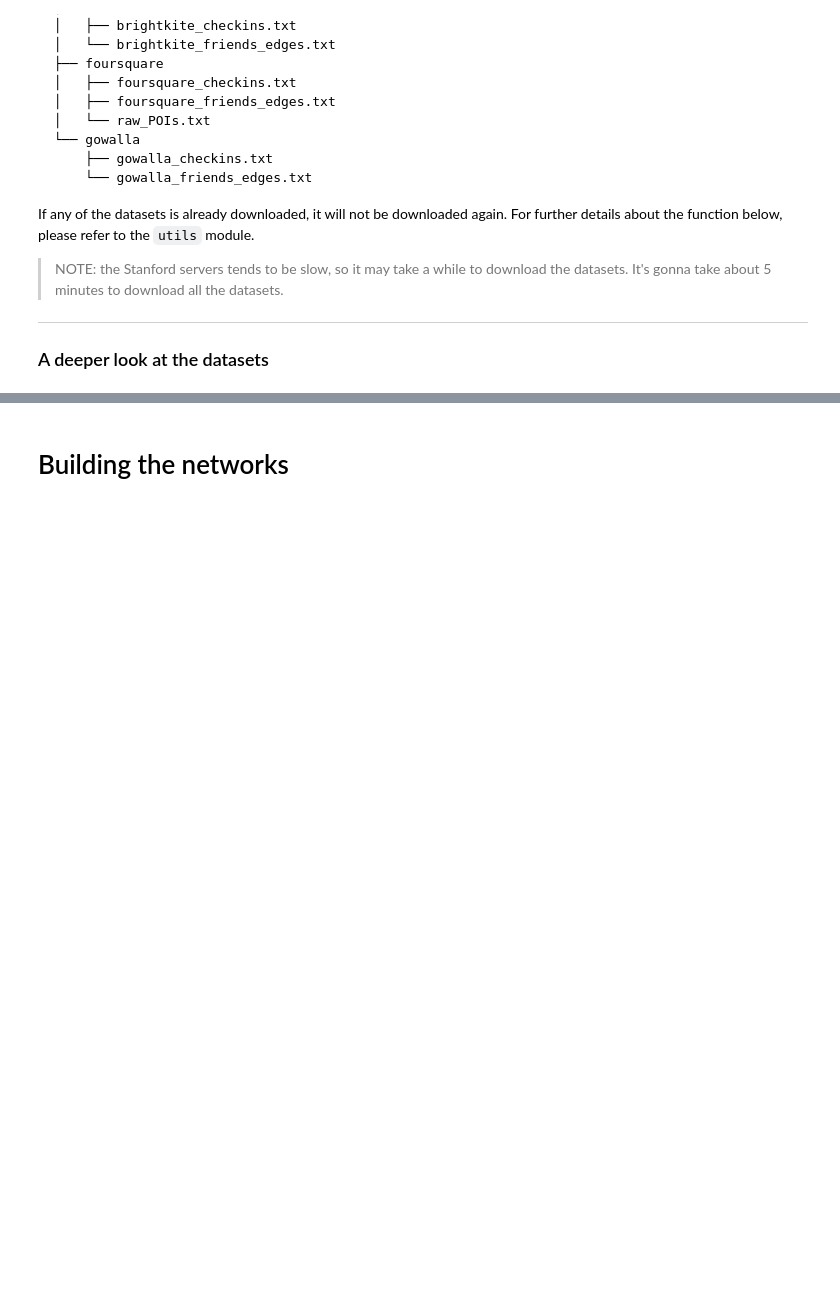
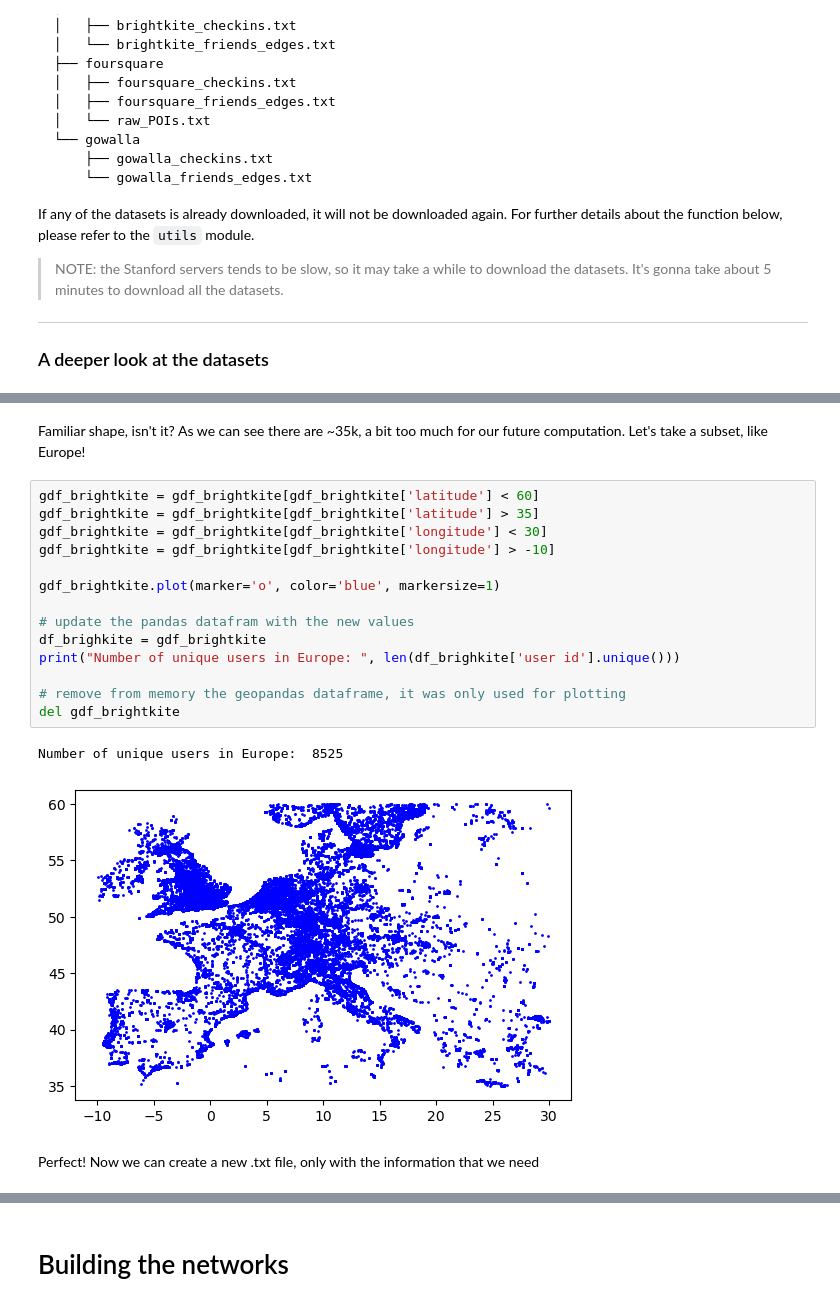
Before and after one commit to lukefleed/small-worlds, a Jupyter notebook: main.ipynb, the cells around one changed output, grey strips where cells are left out. Cells and saved outputs as stored; diff of their text form; blank space fills up the shorter version.

```diff
--- a/main.ipynb
+++ b/main.ipynb
@@ -155,0 +230,21 @@ download_datasets()
+# %% [markdown]
+Familiar shape, isn't it? As we can see there are ~35k, a bit too much for our future computation. Let's take a subset, like Europe!
+# %%
+gdf_brightkite = gdf_brightkite[gdf_brightkite['latitude'] < 60]
+gdf_brightkite = gdf_brightkite[gdf_brightkite['latitude'] > 35]
+gdf_brightkite = gdf_brightkite[gdf_brightkite['longitude'] < 30]
+gdf_brightkite = gdf_brightkite[gdf_brightkite['longitude'] > -10]
+
+gdf_brightkite.plot(marker='o', color='blue', markersize=1)
+
+# update the pandas datafram with the new values
+df_brighkite = gdf_brightkite
+print("Number of unique users in Europe: ", len(df_brighkite['user id'].unique()))
+
+# remove from memory the geopandas dataframe, it was only used for plotting
+del gdf_brightkite
+# %% [output]
+Number of unique users in Europe:  8525
+[figure, added]
+# %% [markdown]
+Perfect! Now we can create a new .txt file, only with the information that we need
```
Also changed, not shown: parts of 38 cells of this notebook, 12 other files.
